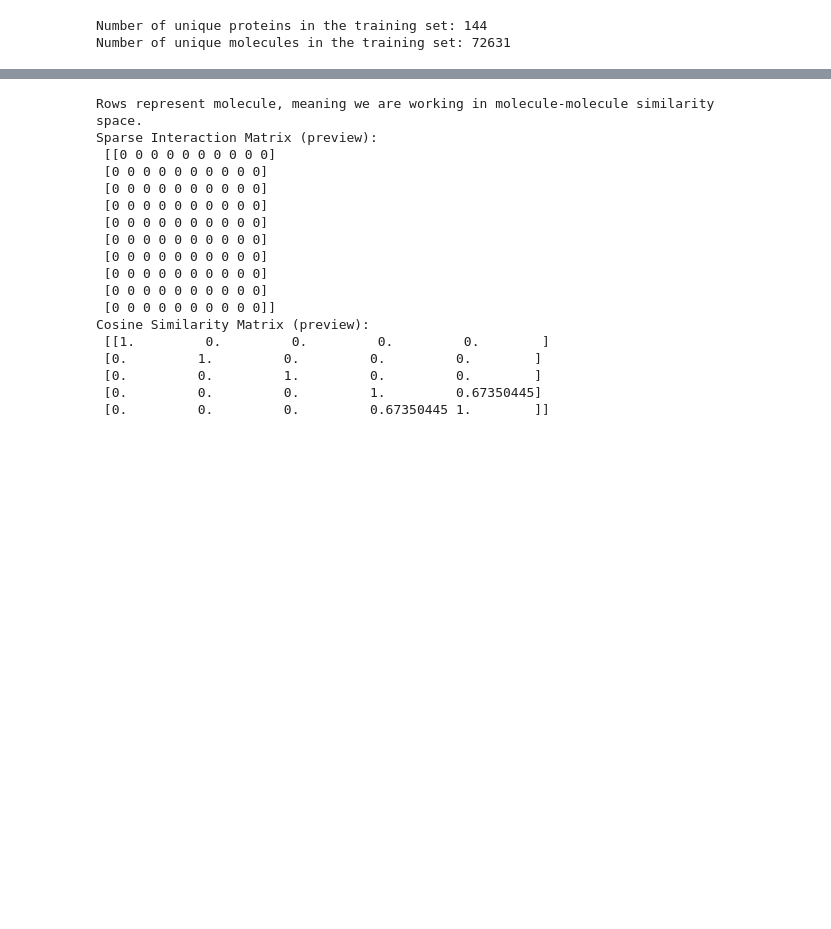
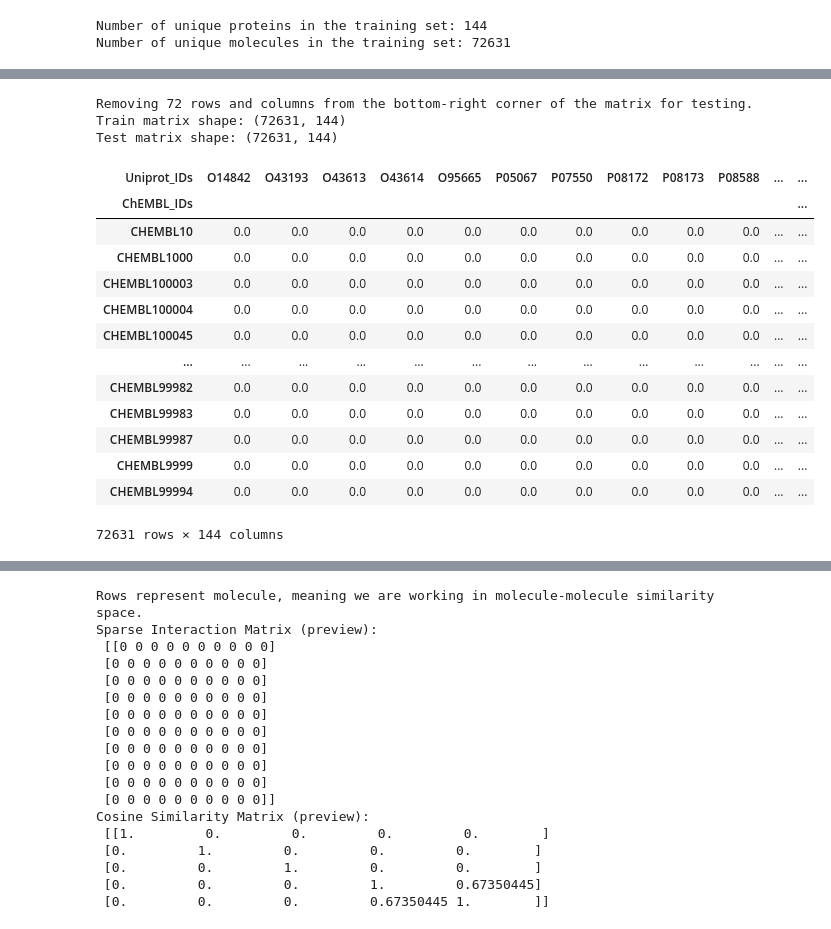
Before and after one commit to tildtr/data-mining-assignments, a Jupyter notebook: Project/DM_Project_Til.ipynb, the cells around one changed output, grey strips where cells are left out. Drawn from its saved outputs; the diff is of its cells as text; code cells hidden in the pictures; blank space fills up the shorter version.

```diff
--- a/Project/DM_Project_Til.ipynb
+++ b/Project/DM_Project_Til.ipynb
@@ -124,0 +178,59 @@ activity_train
+# %%
+# Use a mask to hide the test set from the training set when training the model
+def train_test_split_square(interactions, test_ratio=0.2):
+    # Determine the size of the test set
+    num_molecules, num_proteins = interactions.shape
+    rows_cols_remove = int(test_ratio * num_proteins)
+    print(f"Removing {rows_cols_remove} rows and columns from the bottom-right corner of the matrix for testing.")
+
+    # Create train and test masks
+    train_mask = np.ones(interactions.shape)
+    test_mask = np.zeros(interactions.shape)
+
+    # Indices for the test set (bottom-right corner)
+    test_proteins_indices = range(num_proteins - rows_cols_remove, num_proteins)
+    test_molecules_indices = range(num_molecules - rows_cols_remove, num_molecules)
+
+    # Set the mask values
+    for i in test_molecules_indices:
+        for j in test_proteins_indices:
+            train_mask[i, j] = 0
+            test_mask[i, j] = 1
+
+    # Apply the masks
+    interaction_matrix = interactions.to_numpy()
+    train_matrix = interaction_matrix * train_mask
+    test_matrix = interaction_matrix * test_mask
+
+    return train_matrix, test_matrix, train_mask, test_mask, interactions.index, interactions.columns
+
+# Perform the train-test split
+train_matrix, test_matrix, train_mask, test_mask, user_index, item_columns = train_test_split_square(interactions, test_ratio=0.5)
+
+# Convert matrices back to DataFrames for easier handling
+train_df = pd.DataFrame(train_matrix, index=user_index, columns=item_columns)
+test_df = pd.DataFrame(test_matrix, index=user_index, columns=item_columns)
+
+# Print the shapes to verify
+print(f"Train matrix shape: {train_df.shape}")
+print(f"Test matrix shape: {test_df.shape}")
+
+train_df
+# %% [output]
+Removing 72 rows and columns from the bottom-right corner of the matrix for testing.
+Train matrix shape: (72631, 144)
+Test matrix shape: (72631, 144)
+| Uniprot_IDs | O14842 | O43193 | O43613 | O43614 | O95665 | P05067 | P07550 | P08172 | P08173 | P08588 | ... | ... |
+| ChEMBL_IDs |  |  |  |  |  |  |  |  |  |  |  | ... |
+| CHEMBL10 | 0.0 | 0.0 | 0.0 | 0.0 | 0.0 | 0.0 | 0.0 | 0.0 | 0.0 | 0.0 | ... | ... |
+| CHEMBL1000 | 0.0 | 0.0 | 0.0 | 0.0 | 0.0 | 0.0 | 0.0 | 0.0 | 0.0 | 0.0 | ... | ... |
+| CHEMBL100003 | 0.0 | 0.0 | 0.0 | 0.0 | 0.0 | 0.0 | 0.0 | 0.0 | 0.0 | 0.0 | ... | ... |
+| CHEMBL100004 | 0.0 | 0.0 | 0.0 | 0.0 | 0.0 | 0.0 | 0.0 | 0.0 | 0.0 | 0.0 | ... | ... |
+| CHEMBL100045 | 0.0 | 0.0 | 0.0 | 0.0 | 0.0 | 0.0 | 0.0 | 0.0 | 0.0 | 0.0 | ... | ... |
+| ... | ... | ... | ... | ... | ... | ... | ... | ... | ... | ... | ... | ... |
+| CHEMBL99982 | 0.0 | 0.0 | 0.0 | 0.0 | 0.0 | 0.0 | 0.0 | 0.0 | 0.0 | 0.0 | ... | ... |
+| CHEMBL99983 | 0.0 | 0.0 | 0.0 | 0.0 | 0.0 | 0.0 | 0.0 | 0.0 | 0.0 | 0.0 | ... | ... |
+| CHEMBL99987 | 0.0 | 0.0 | 0.0 | 0.0 | 0.0 | 0.0 | 0.0 | 0.0 | 0.0 | 0.0 | ... | ... |
+| CHEMBL9999 | 0.0 | 0.0 | 0.0 | 0.0 | 0.0 | 0.0 | 0.0 | 0.0 | 0.0 | 0.0 | ... | ... |
+| CHEMBL99994 | 0.0 | 0.0 | 0.0 | 0.0 | 0.0 | 0.0 | 0.0 | 0.0 | 0.0 | 0.0 | ... | ... |
+72631 rows × 144 columns
```
Also changed, not shown: parts of 19 cells of this notebook.
